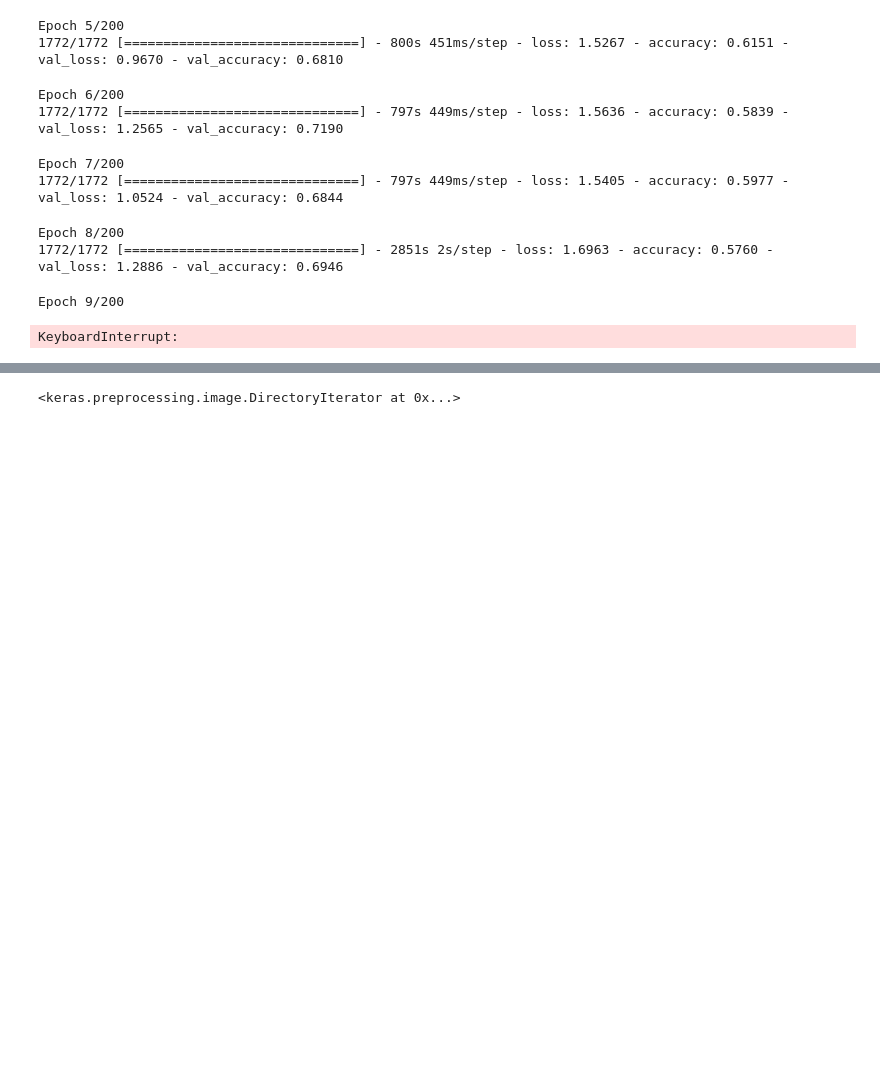
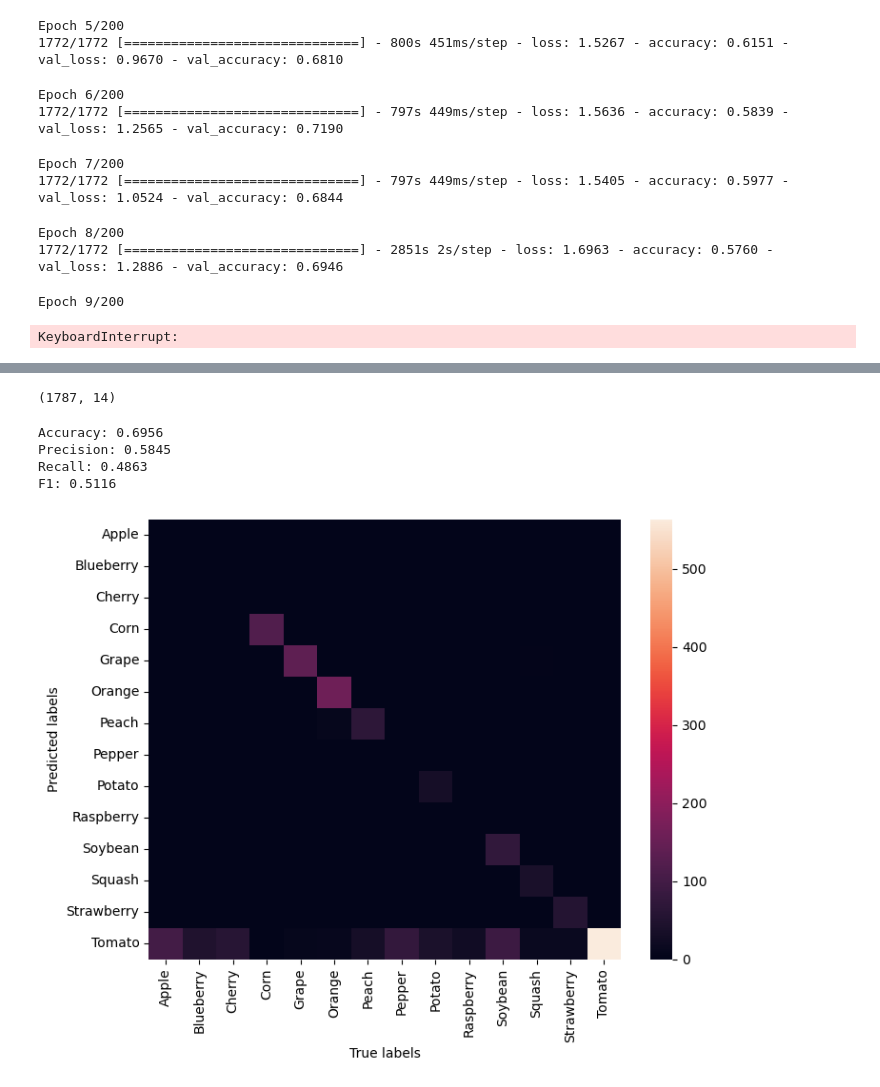
Before and after one commit to irfanmasoudi/anndl1, a Jupyter notebook: Challenge1-EfficientNet.ipynb, the cells around one changed output, grey strips where cells are left out. Saved outputs shown, nothing was run; the diff lists cells and outputs as text; code cells hidden in the pictures; blank space fills up the shorter version.

```diff
--- a/Challenge1-EfficientNet.ipynb
+++ b/Challenge1-EfficientNet.ipynb
@@ -282,4 +282,4 @@ KeyboardInterrupt:
 # Save best epoch model
 tl_model.save("best_model/EfficientNet/Efficient01_Best1")
 # %%
-tl_model = tfk.models.load_model("logs/data_augmentation/CNN_Aug_Valid_Best")
+tl_model = tfk.models.load_model("best_model/EfficientNet/Efficient01_Best1")
@@ -295,6 +313,34 @@ print(model_test_metrics)
 Test metrics with data augmentation
 {'loss': 1.198189377784729, 'accuracy': 0.6955791711807251}
 # %%
-test_gen
+# Predict the test set with the CNN
+predictions = tl_model.predict(test_gen)
+predictions.shape
 # %% [output]
-<keras.preprocessing.image.DirectoryIterator at 0x...>
+(1787, 14)
+# %%
+# Compute the confusion matrix
+cm = confusion_matrix(test_gen.classes, np.argmax(predictions, axis=-1))
+
+#Compute the classification metrics
+accuracy = accuracy_score(test_gen.classes, np.argmax(predictions, axis=-1))
+precision = precision_score(test_gen.classes, np.argmax(predictions, axis=-1), average='macro')
+recall = recall_score(test_gen.classes, np.argmax(predictions, axis=-1), average='macro')
+f1 = f1_score(test_gen.classes, np.argmax(predictions, axis=-1), average='macro')
+print('Accuracy:',accuracy.round(4))
+print('Precision:',precision.round(4))
+print('Recall:',recall.round(4))
+print('F1:',f1.round(4))
+
+# Plot the confusion matrix
+plt.figure(figsize=(8,6))
+sns.heatmap(cm.T, xticklabels=list(test_gen.class_indices), yticklabels=list(test_gen.class_indices))
+plt.xlabel('True labels')
+plt.ylabel('Predicted labels')
+plt.show()
+# %% [output]
+Accuracy: 0.6956
+Precision: 0.5845
+Recall: 0.4863
+F1: 0.5116
+[figure, added]
```
Also changed, not shown: parts of 3 cells of this notebook, 2 other files.
